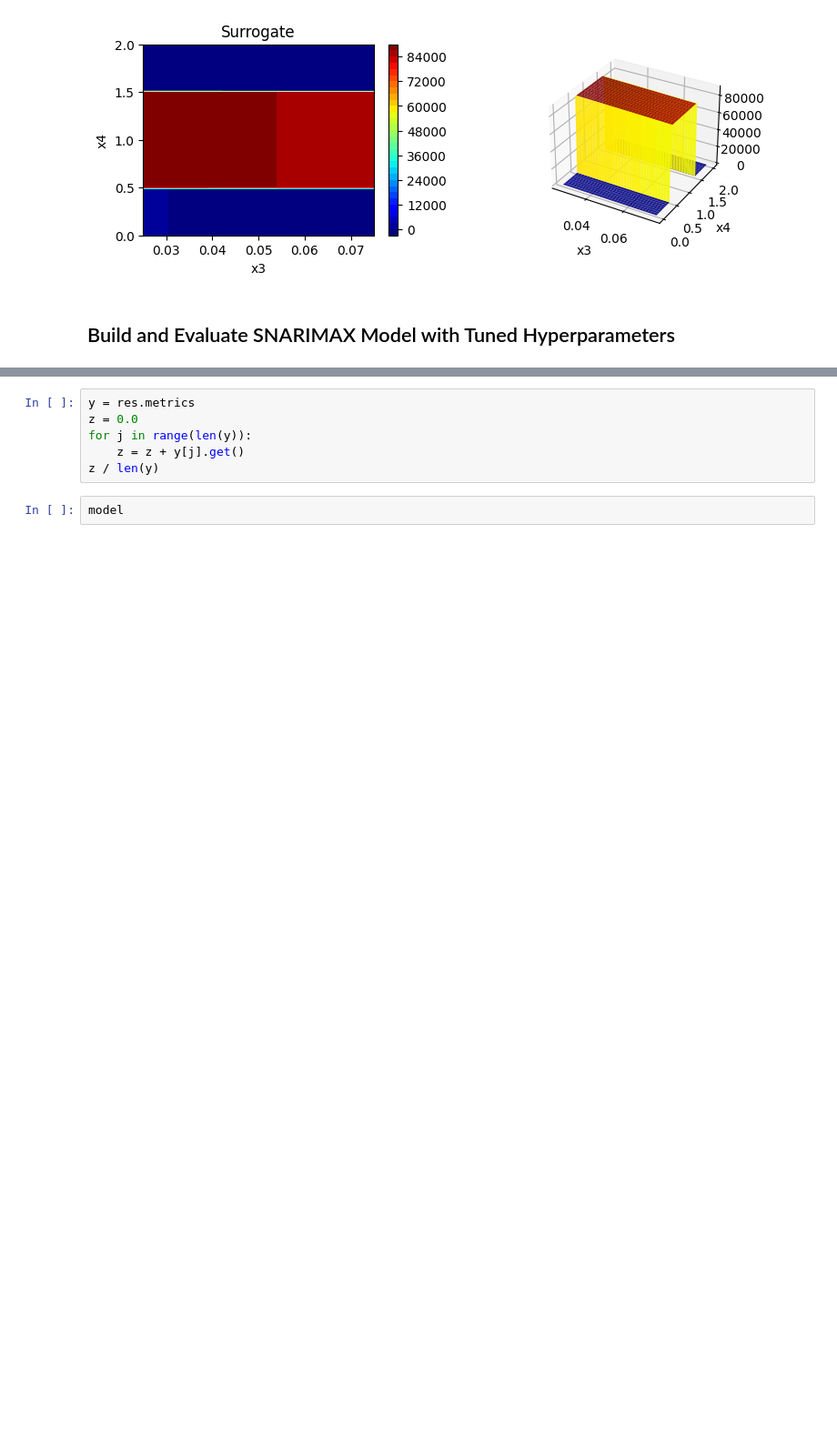
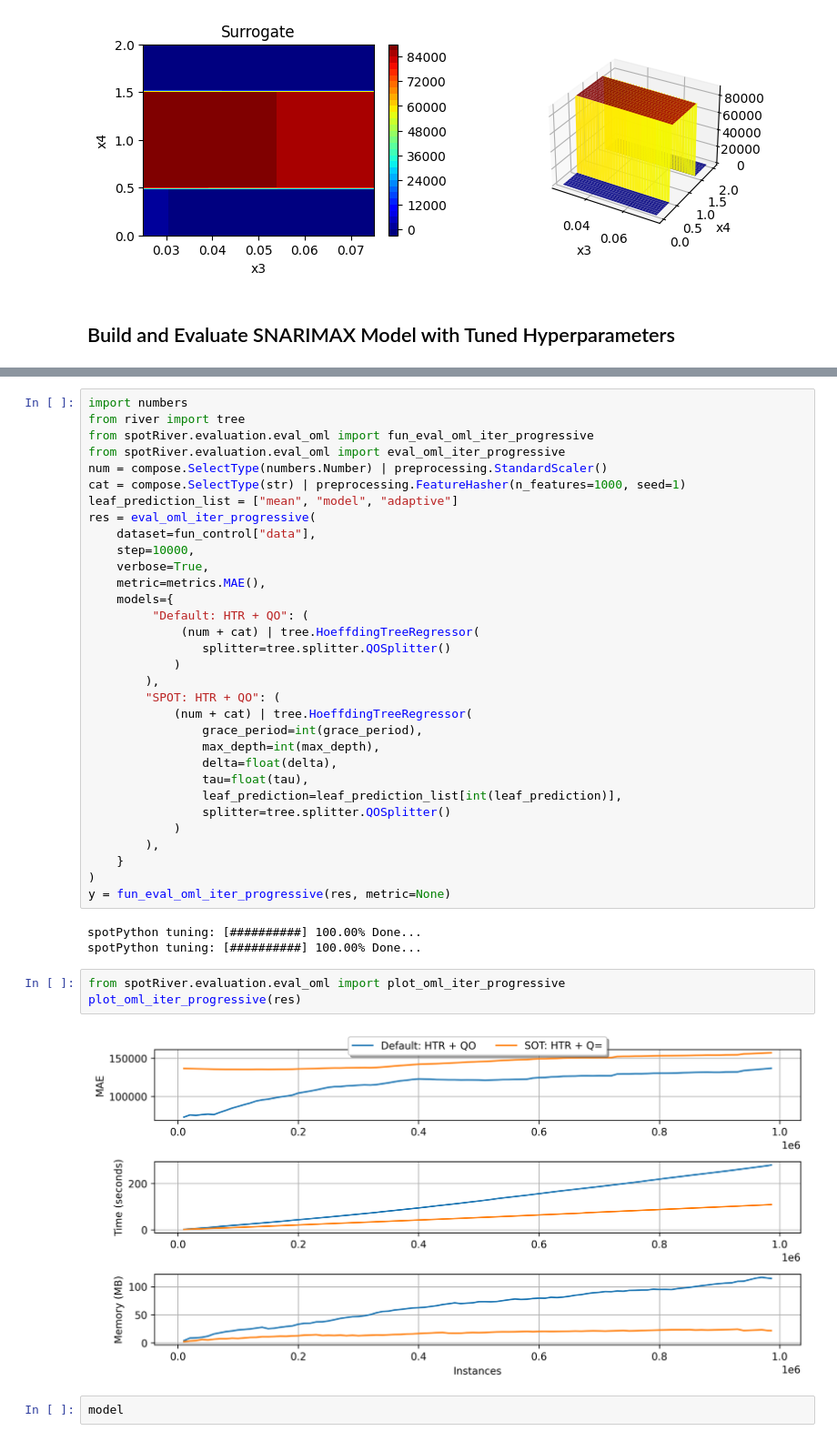
Before and after one commit to sequential-parameter-optimization/spotRiver, a Jupyter notebook: notebooks/04_spotriver_htr_generic.ipynb, the cells around one changed output, grey strips where cells are left out. Shown at 91% size. Cells and saved outputs as stored; diff of their text form; blank space fills up the shorter version.

```diff
--- a/notebooks/04_spotriver_htr_generic.ipynb
+++ b/notebooks/04_spotriver_htr_generic.ipynb
@@ -290,9 +240,43 @@ res = time_series.evaluate(fun_control["data"], model, metric, horizon=fun_contr
-# %%
-y = res.metrics
-z = 0.0
-for j in range(len(y)):
-    z = z + y[j].get()
-z / len(y)
+# %%
+import numbers
+from river import tree
+from spotRiver.evaluation.eval_oml import fun_eval_oml_iter_progressive
+from spotRiver.evaluation.eval_oml import eval_oml_iter_progressive
+num = compose.SelectType(numbers.Number) | preprocessing.StandardScaler()
+cat = compose.SelectType(str) | preprocessing.FeatureHasher(n_features=1000, seed=1)
+leaf_prediction_list = ["mean", "model", "adaptive"]
+res = eval_oml_iter_progressive(
+    dataset=fun_control["data"],
+    step=10000,
+    verbose=True,
+    metric=metrics.MAE(),
+    models={
+         "Default: HTR + QO": (
+             (num + cat) | tree.HoeffdingTreeRegressor(
+                splitter=tree.splitter.QOSplitter()
+            )
+        ),
+        "SPOT: HTR + QO": (
+            (num + cat) | tree.HoeffdingTreeRegressor(
+                grace_period=int(grace_period),
+                max_depth=int(max_depth),
+                delta=float(delta),
+                tau=float(tau),
+                leaf_prediction=leaf_prediction_list[int(leaf_prediction)],
+                splitter=tree.splitter.QOSplitter()
+            )
+        ),
+    }
+)
+y = fun_eval_oml_iter_progressive(res, metric=None)
+# %% [output]
+spotPython tuning: [##########] 100.00% Done...
+spotPython tuning: [##########] 100.00% Done...
+# %%
+from spotRiver.evaluation.eval_oml import plot_oml_iter_progressive
+plot_oml_iter_progressive(res)
+# %% [output]
+[figure, added]
 # %%
 model
 # %%
```
Also changed, not shown: parts of 2 cells of this notebook, 2 other files.
